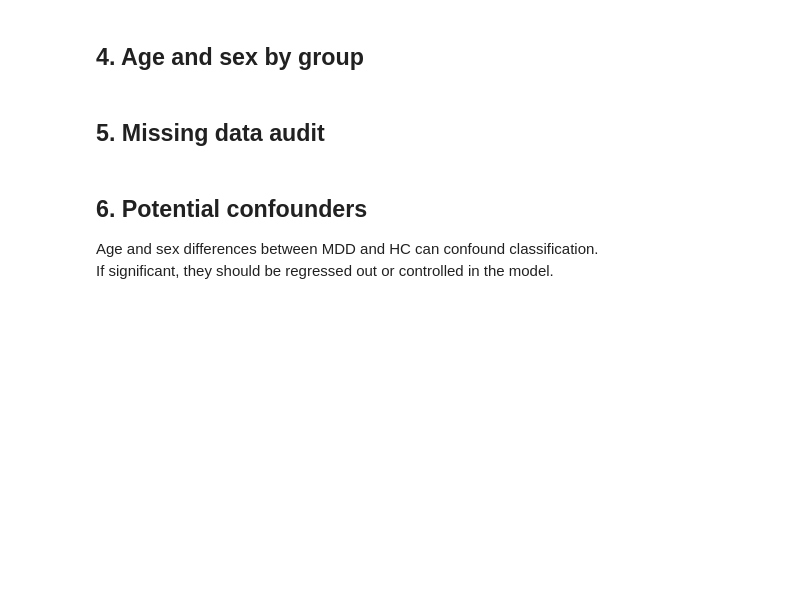
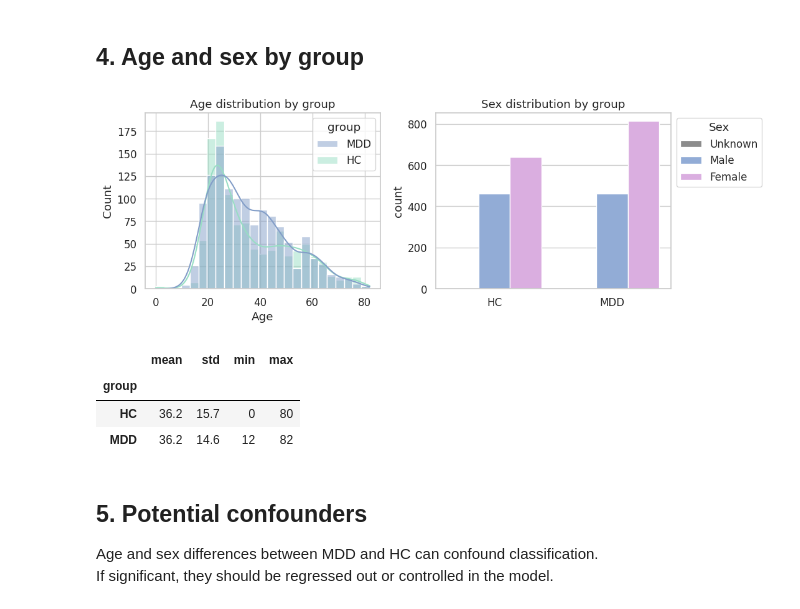
Before and after one commit to JulietaRenteriaG/REST-meta-MDD, a Jupyter notebook: notebook/01_exploration.ipynb, the cells around one changed output. Drawn from its saved outputs; the diff is of its cells as text; code cells hidden in the pictures; blank space fills up the shorter version.

```diff
--- a/notebook/01_exploration.ipynb
+++ b/notebook/01_exploration.ipynb
@@ -104,37 +134,38 @@ print(site_stats.to_string())
 # %%
 fig, axes = plt.subplots(1, 2, figsize=(11, 4))
 label_map = {0: "HC", 1: "MDD"}
 df["group"] = df["diagnosis"].map(label_map)
 
-# Age distribution
 sns.histplot(
     data=df, x="Age", hue="group", bins=25,
     kde=True, ax=axes[0],
-    palette={"HC": "#4C72B0", "MDD": "#DD8452"}
+    palette={"HC": "#98DEC4", "MDD": "#839EC8"}
 )
 axes[0].set_title("Age distribution by group")
 
-# Sex distribution
 sex_counts = (
     df.groupby(["group", "Sex"])
     .size()
     .reset_index(name="count")
 )
 sex_counts["Sex"] = sex_counts["Sex"].map({1: "Male", 2: "Female", 0: "Unknown"})
-
 sns.barplot(
     data=sex_counts, x="group", y="count", hue="Sex",
     ax=axes[1],
-    palette={"Male": "#4C72B0", "Female": "#DD8452", "Unknown": "#8C8C8C"}
+    palette={"Male": "#86A9E2", "Female": "#E0A6E8", "Unknown": "#8C8C8C"}
 )
+sns.move_legend(axes[1], "upper left", bbox_to_anchor=(1, 1))
 axes[1].set_title("Sex distribution by group")
 axes[1].set_xlabel("")
 
 plt.tight_layout()
 plt.savefig(f"{FIGURES_DIR}/eda_age_sex.png", dpi=150)
 plt.show()
 
-# Summary stats
 df.groupby("group")["Age"].agg(["mean", "std", "min", "max"]).round(1)
+# %% [output]
+[figure, added]
+|  | mean | std | min | max |
+| group |  |  |  |  |
+| HC | 36.2 | 15.7 | 0 | 80 |
+| MDD | 36.2 | 14.6 | 12 | 82 |
-# %% [markdown]
-## 5. Missing data audit
@@ -146,5 +172,5 @@ print(pd.concat([missing, missing_pct], axis=1).to_string())
 # %% [markdown]
-## 6. Potential confounders
+## 5. Potential confounders
 
 Age and sex differences between MDD and HC can confound classification.
 If significant, they should be regressed out or controlled in the model.
```
Also changed, not shown: parts of 7 cells of this notebook, 4 other files.
